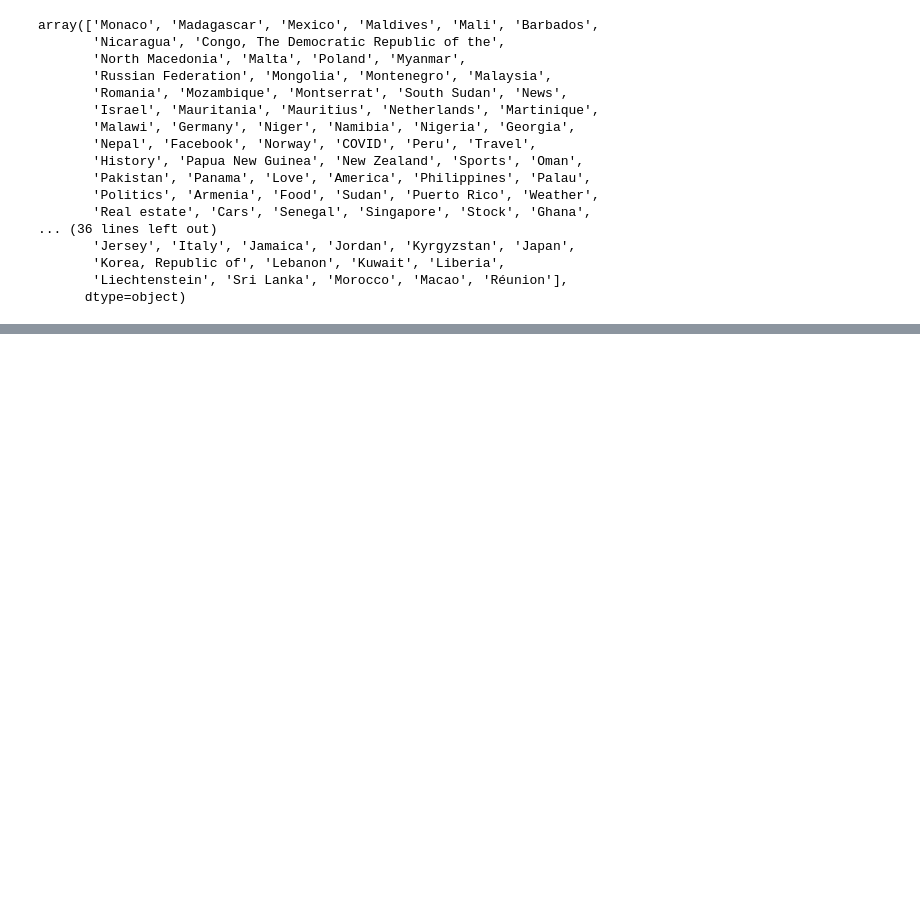
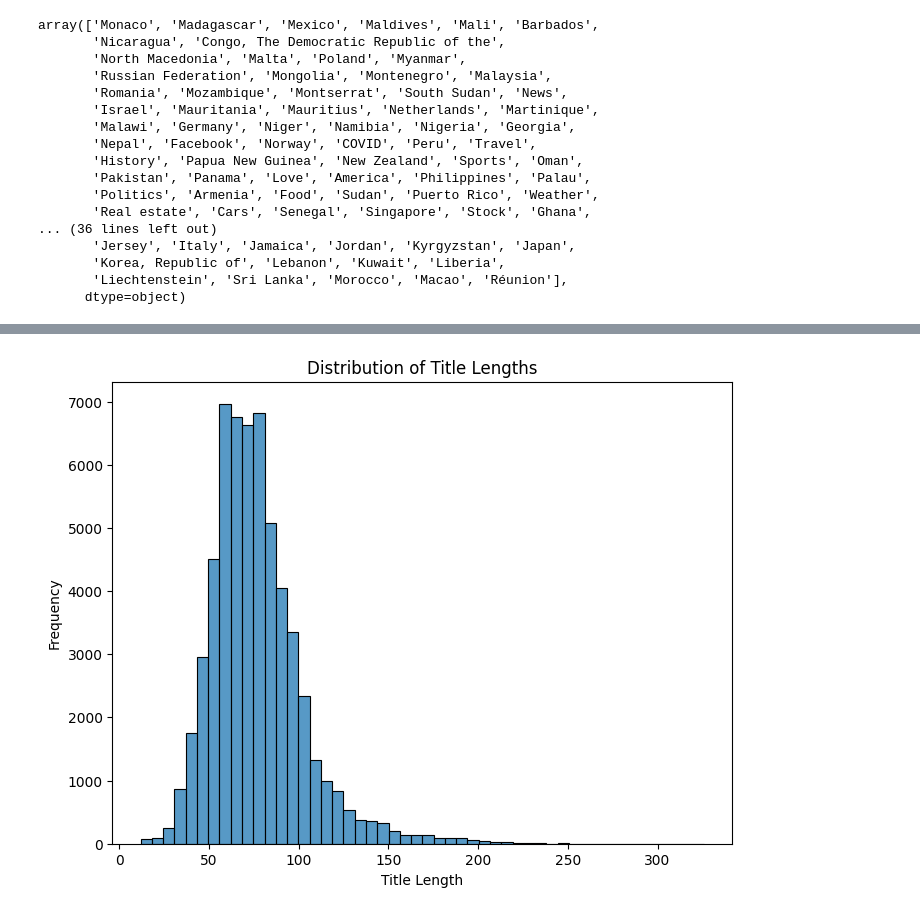
Before and after one commit to tegbiye/news_correlation_10ac_week0, a Jupyter notebook: src/week0.ipynb, the cells around one changed output, grey strips where cells are left out. Cells and saved outputs as stored; diff of their text form; code cells hidden in the pictures; blank space fills up the shorter version.

```diff
--- a/src/week0.ipynb
+++ b/src/week0.ipynb
@@ -91,0 +165,10 @@ df['category'].value_counts()
+# %%
+#Create a histrogram of title length
+plt.figure(figsize=(8,6))
+sns.histplot(data=df, x='title_length',bins=50)
+plt.title('Distribution of Title Lengths')
+plt.xlabel('Title Length')
+plt.ylabel('Frequency')
+plt.show()
+# %% [output]
+[figure, added]
```
Also changed, not shown: parts of 12 cells of this notebook.
